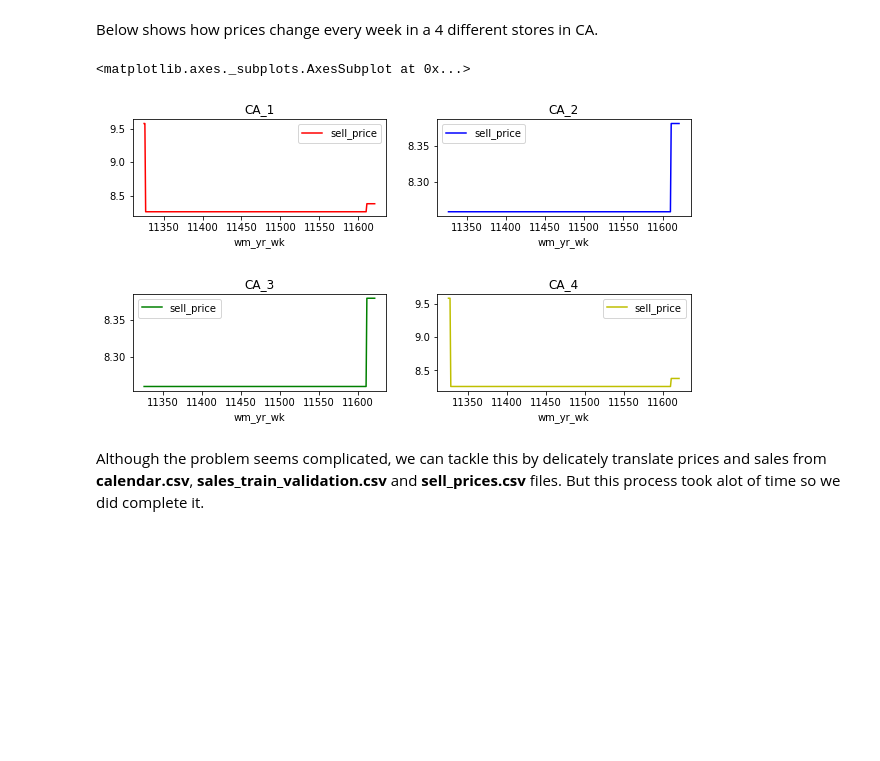
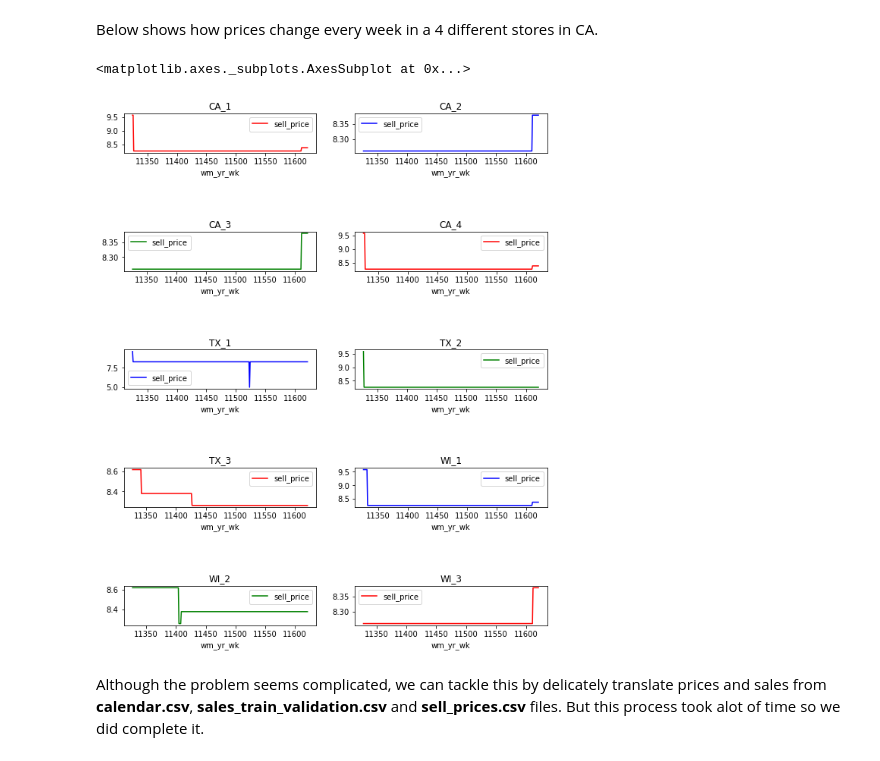
Before and after one commit to ngkhiem97/Walmart-Strategic-Sales-Forecasting, a Jupyter notebook: analysis/EDA-0.ipynb, the cells around one changed output. Drawn from its saved outputs; the diff is of its cells as text; code cells hidden in the pictures; blank space fills up the shorter version.

```diff
--- a/analysis/EDA-0.ipynb
+++ b/analysis/EDA-0.ipynb
@@ -132,15 +153,21 @@ Below shows how prices change every week in a 4 different stores in CA.
 # %%
 import matplotlib.pyplot as plt
 sell_prices_data = pd.read_csv('../data/raw/walmart_sales_data/sell_prices.csv')
-fig, axes = plt.subplots(nrows=2, ncols=2)
-plt.subplots_adjust(hspace=0.8)
+fig, axes = plt.subplots(nrows=5, ncols=2)
+plt.subplots_adjust(top=2, hspace=2)
 sell_prices_data[(sell_prices_data["item_id"] == "HOBBIES_1_001") & (sell_prices_data["store_id"] == "CA_1")].set_index('wm_yr_wk').plot(y="sell_price", figsize=(10, 5), ax=axes[0,0], color="r", title="CA_1")
 sell_prices_data[(sell_prices_data["item_id"] == "HOBBIES_1_001") & (sell_prices_data["store_id"] == "CA_2")].set_index('wm_yr_wk').plot(y="sell_price", figsize=(10, 5), ax=axes[0,1], color="b", title="CA_2")
 sell_prices_data[(sell_prices_data["item_id"] == "HOBBIES_1_001") & (sell_prices_data["store_id"] == "CA_3")].set_index('wm_yr_wk').plot(y="sell_price", figsize=(10, 5), ax=axes[1,0], color="g", title="CA_3")
-sell_prices_data[(sell_prices_data["item_id"] == "HOBBIES_1_001") & (sell_prices_data["store_id"] == "CA_4")].set_index('wm_yr_wk').plot(y="sell_price", figsize=(10, 5), ax=axes[1,1], color="y", title="CA_4")
+sell_prices_data[(sell_prices_data["item_id"] == "HOBBIES_1_001") & (sell_prices_data["store_id"] == "CA_4")].set_index('wm_yr_wk').plot(y="sell_price", figsize=(10, 5), ax=axes[1,1], color="r", title="CA_4")
+sell_prices_data[(sell_prices_data["item_id"] == "HOBBIES_1_001") & (sell_prices_data["store_id"] == "TX_1")].set_index('wm_yr_wk').plot(y="sell_price", figsize=(10, 5), ax=axes[2,0], color="b", title="TX_1")
+sell_prices_data[(sell_prices_data["item_id"] == "HOBBIES_1_001") & (sell_prices_data["store_id"] == "TX_2")].set_index('wm_yr_wk').plot(y="sell_price", figsize=(10, 5), ax=axes[2,1], color="g", title="TX_2")
+sell_prices_data[(sell_prices_data["item_id"] == "HOBBIES_1_001") & (sell_prices_data["store_id"] == "TX_3")].set_index('wm_yr_wk').plot(y="sell_price", figsize=(10, 5), ax=axes[3,0], color="r", title="TX_3")
+sell_prices_data[(sell_prices_data["item_id"] == "HOBBIES_1_001") & (sell_prices_data["store_id"] == "WI_1")].set_index('wm_yr_wk').plot(y="sell_price", figsize=(10, 5), ax=axes[3,1], color="b", title="WI_1")
+sell_prices_data[(sell_prices_data["item_id"] == "HOBBIES_1_001") & (sell_prices_data["store_id"] == "WI_2")].set_index('wm_yr_wk').plot(y="sell_price", figsize=(10, 5), ax=axes[4,0], color="g", title="WI_2")
+sell_prices_data[(sell_prices_data["item_id"] == "HOBBIES_1_001") & (sell_prices_data["store_id"] == "WI_3")].set_index('wm_yr_wk').plot(y="sell_price", figsize=(10, 5), ax=axes[4,1], color="r", title="WI_3")
 # %% [output]
 <matplotlib.axes._subplots.AxesSubplot at 0x...>
-[figure, old version]
+[figure, new version]
 # %% [markdown]
 Although the problem seems complicated, we can tackle this by delicately translate prices and sales from **calendar.csv**, **sales_train_validation.csv** and **sell_prices.csv** files. But this process took alot of time so we did complete it.
 # %%
```
Also changed, not shown: parts of 12 cells of this notebook, 24 other files.
